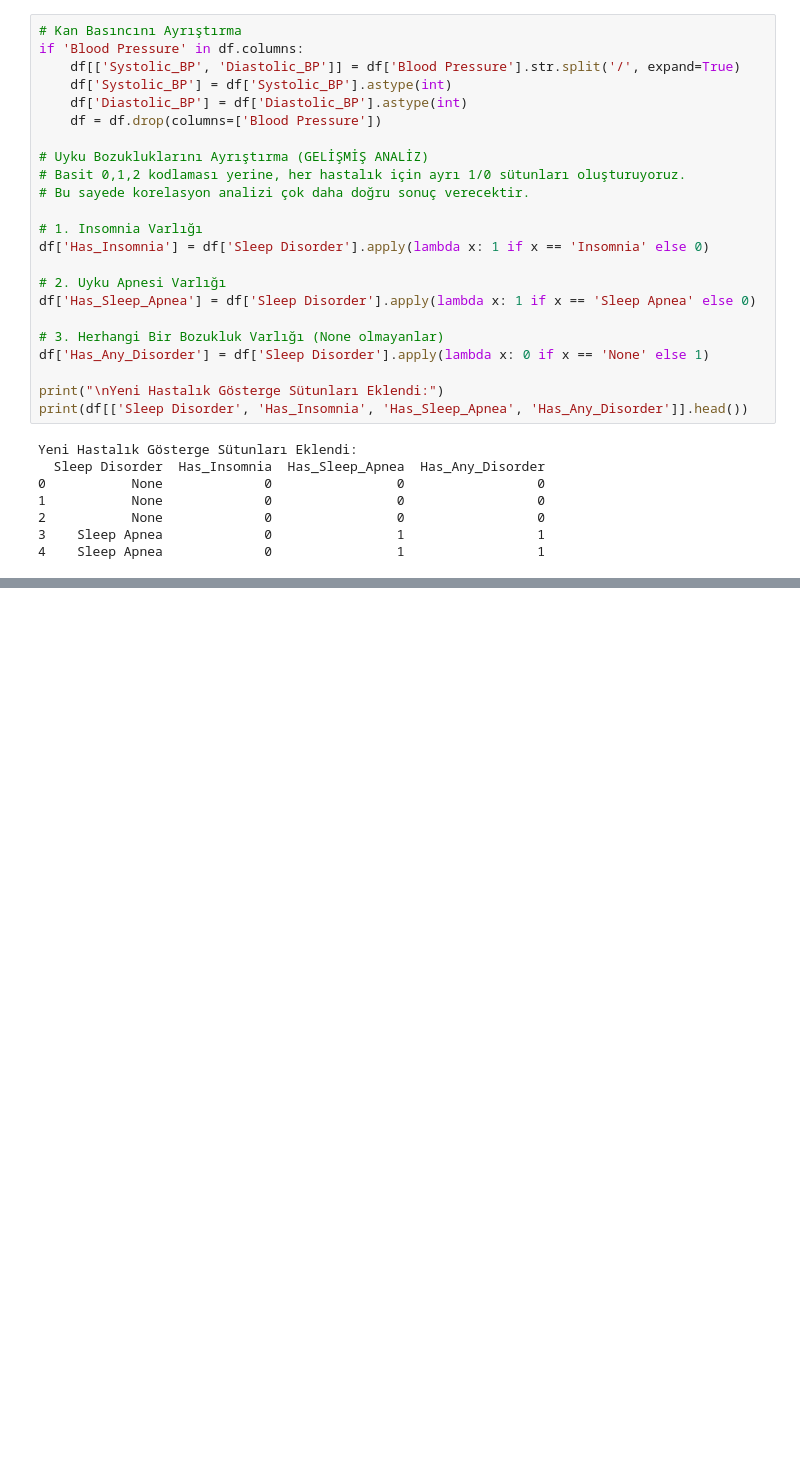
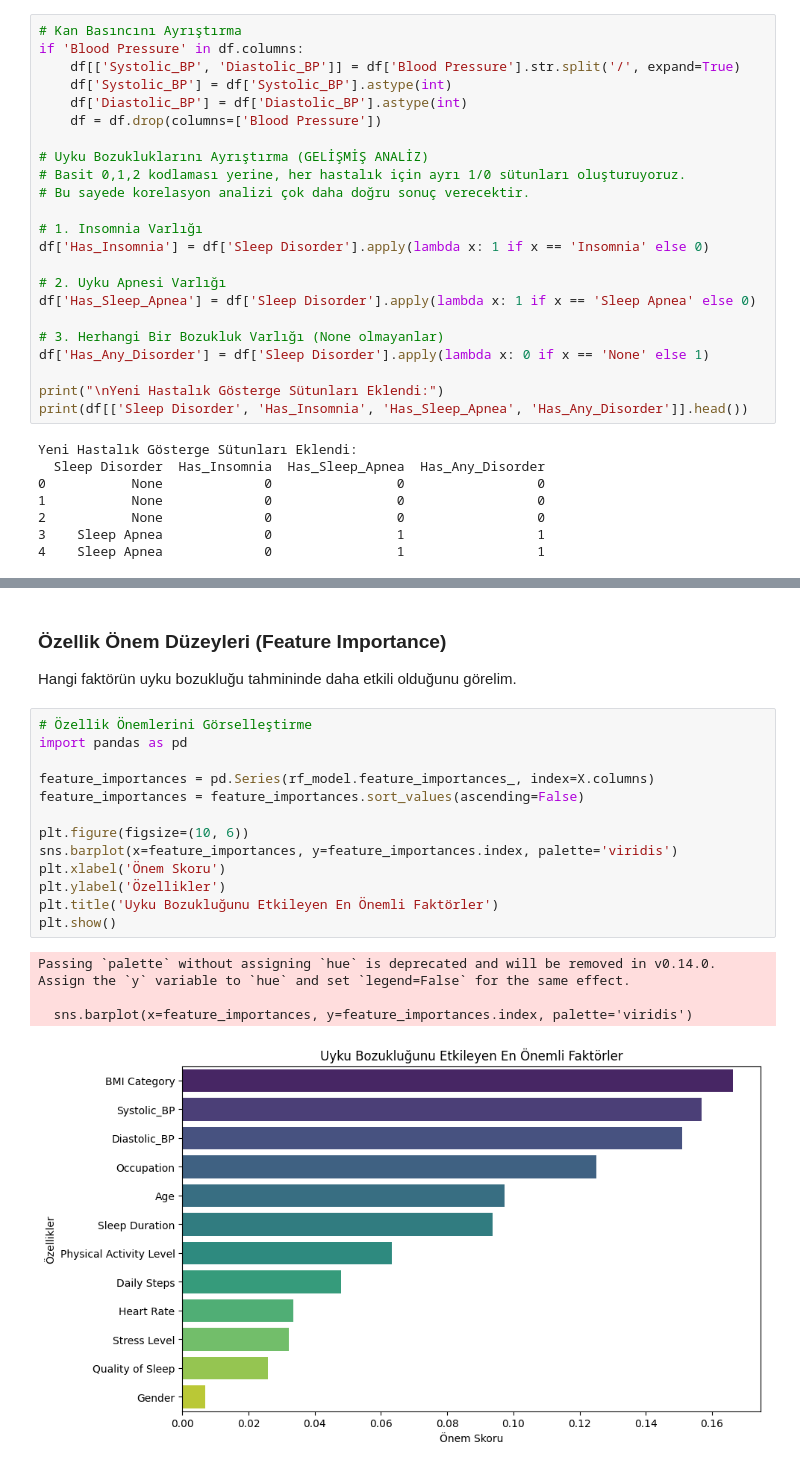
Before and after one commit to meminglr/bioinformatics_project, a Jupyter notebook: main.ipynb, the cells around one changed output, grey strips where cells are left out. Drawn from its saved outputs; the diff is of its cells as text; blank space fills up the shorter version.

```diff
--- a/main.ipynb
+++ b/main.ipynb
@@ -121,0 +235,21 @@ Korelasyon Katsayısı: -0.8988
+# %% [markdown]
+### Özellik Önem Düzeyleri (Feature Importance)
+Hangi faktörün uyku bozukluğu tahmininde daha etkili olduğunu görelim.
+# %%
+# Özellik Önemlerini Görselleştirme
+import pandas as pd
+
+feature_importances = pd.Series(rf_model.feature_importances_, index=X.columns)
+feature_importances = feature_importances.sort_values(ascending=False)
+
+plt.figure(figsize=(10, 6))
+sns.barplot(x=feature_importances, y=feature_importances.index, palette='viridis')
+plt.xlabel('Önem Skoru')
+plt.ylabel('Özellikler')
+plt.title('Uyku Bozukluğunu Etkileyen En Önemli Faktörler')
+plt.show()
+# %% [output]
+Passing `palette` without assigning `hue` is deprecated and will be removed in v0.14.0. Assign the `y` variable to `hue` and set `legend=False` for the same effect.
+
+  sns.barplot(x=feature_importances, y=feature_importances.index, palette='viridis')
+[figure, added]
```
Also changed, not shown: parts of 8 cells of this notebook.
